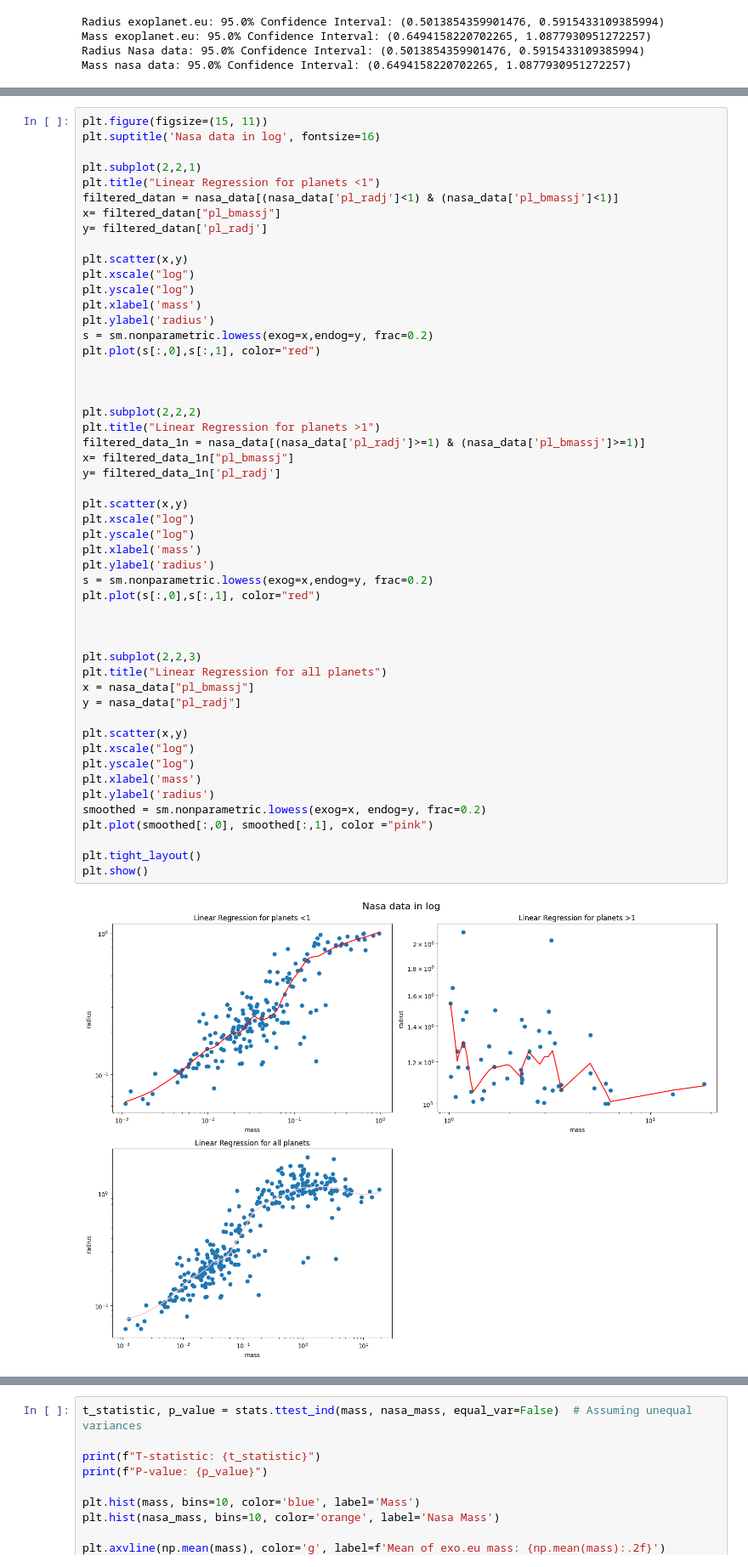
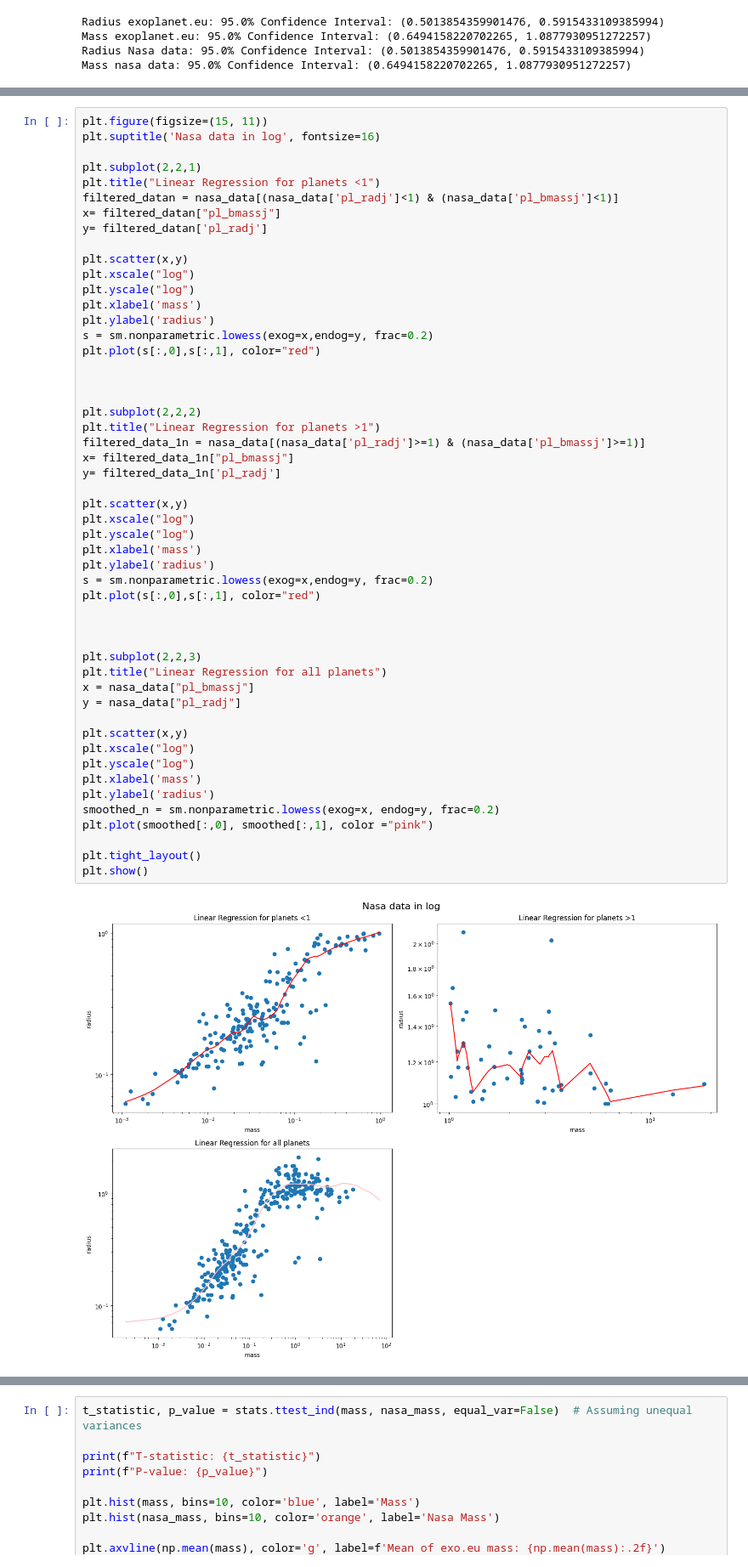
Before and after one commit to samkampitsch/data-and-statistics, a Jupyter notebook: Exoplanet_Mass_Radius/Exoplanets.ipynb, the cells around one changed output, grey strips where cells are left out. Shown at 85% size. Saved outputs shown, nothing was run; the diff lists cells and outputs as text.

```diff
--- a/Exoplanet_Mass_Radius/Exoplanets.ipynb
+++ b/Exoplanet_Mass_Radius/Exoplanets.ipynb
@@ -675,32 +748,32 @@ plt.subplot(2,2,2)
 plt.title("Linear Regression for planets >1")
 filtered_data_1n = nasa_data[(nasa_data['pl_radj']>=1) & (nasa_data['pl_bmassj']>=1)]
 x= filtered_data_1n["pl_bmassj"]
 y= filtered_data_1n['pl_radj']
 
 plt.scatter(x,y)
 plt.xscale("log")
 plt.yscale("log")
 plt.xlabel('mass')
 plt.ylabel('radius')
 s = sm.nonparametric.lowess(exog=x,endog=y, frac=0.2)
 plt.plot(s[:,0],s[:,1], color="red")
 
 
 
 plt.subplot(2,2,3)
 plt.title("Linear Regression for all planets")
 x = nasa_data["pl_bmassj"]
 y = nasa_data["pl_radj"]
 
 plt.scatter(x,y)
 plt.xscale("log")
 plt.yscale("log")
 plt.xlabel('mass')
 plt.ylabel('radius')
-smoothed = sm.nonparametric.lowess(exog=x, endog=y, frac=0.2)
+smoothed_n = sm.nonparametric.lowess(exog=x, endog=y, frac=0.2)
 plt.plot(smoothed[:,0], smoothed[:,1], color ="pink")
 
 plt.tight_layout()
 plt.show()
 # %% [output]
-[figure, old version]
+[figure, new version]
```
Also changed, not shown: parts of 49 cells of this notebook.
